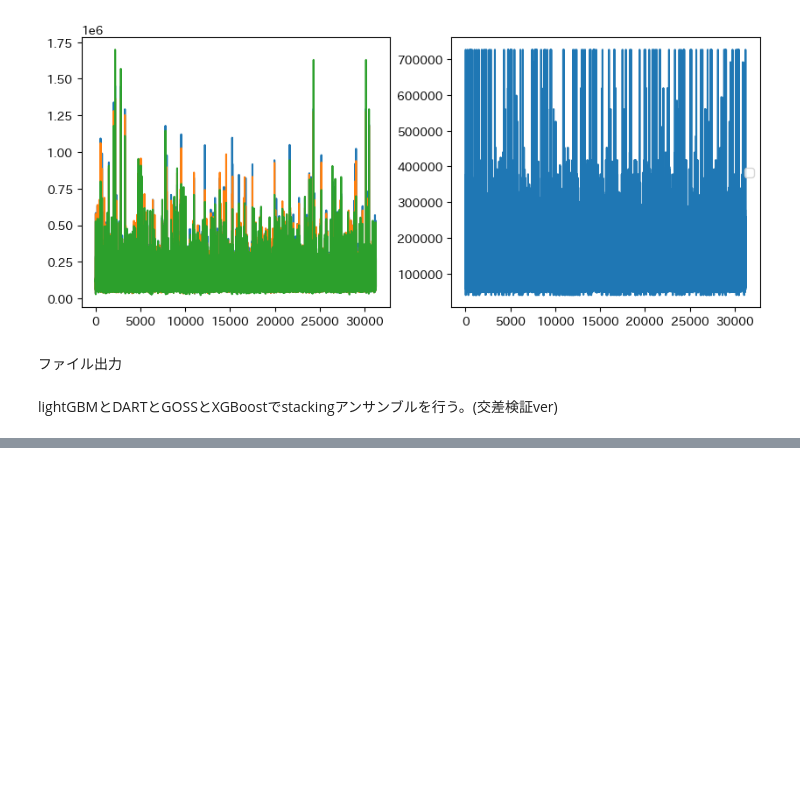
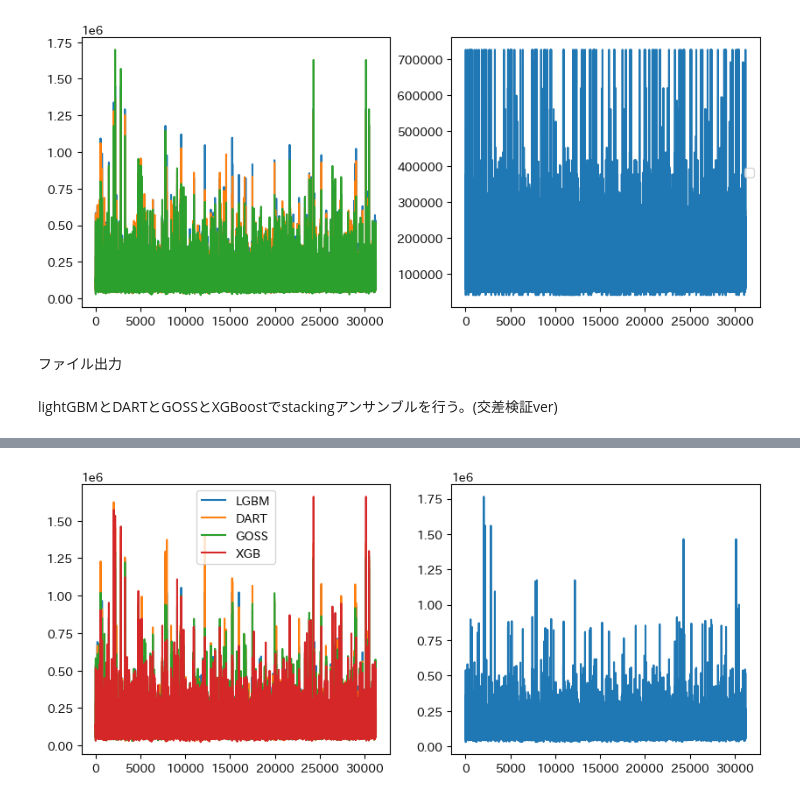
Before and after one commit to kyotoman-koshida/mynabi, a Jupyter notebook: stacking_ensemble.ipynb, the cells around one changed output, grey strips where cells are left out. Saved outputs shown, nothing was run; the diff lists cells and outputs as text; code cells hidden in the pictures; blank space fills up the shorter version.

```diff
--- a/stacking_ensemble.ipynb
+++ b/stacking_ensemble.ipynb
@@ -356,7 +369,7 @@ for fold_id, (train_index, valid_index) in enumerate(cv.split(X_train)):
     params_LGBM = {
         'objective':'regression',
         'metrics':'rmse',
-        'learning_rate':0.01,
+        'learning_rate':0.05,
         'reg_lambda': 4.430375245218262e-06,
         'max_bin': 502,
         'num_leaves': 97
@@ -389,7 +402,7 @@ for fold_id, (train_index, valid_index) in enumerate(cv.split(X_train)):
                         lgb_train,
                         valid_sets=[lgb_train, lgb_eval],
                         verbose_eval=10,
-                        num_boost_round=1000,
+                        num_boost_round=2000,
                         early_stopping_rounds=10,
                         categorical_feature = category_lists
                         )
@@ -401,10 +414,10 @@ for fold_id, (train_index, valid_index) in enumerate(cv.split(X_train)):
         'objective':'regression',
         'boosting_type':'goss',
         'metrics':'rmse',
-        'learning_rate':0.01,
-        'reg_lambda': 1.2667345328336822e-06,
-        'max_bin': 405,
-        'num_leaves': 118
+        'learning_rate':0.05,
+        'reg_lambda': 4.669226029558975e-07,
+        'max_bin': 584,
+        'num_leaves': 85
     }
 
     model_GOSS = lgb.train(
@@ -425,13 +438,13 @@ for fold_id, (train_index, valid_index) in enumerate(cv.split(X_train)):
                         n_estimators=50000,
                         #boosterに何を用いるか 初期値もgbtreeです
                         booster='gbtree',
-                        learning_rate=0.01,
+                        learning_rate=0.05,
                         max_depth=7,
                         random_state=0,
-                        reg_alfa=6.8594164113286965e-06,
-                        sub_sample=0.16056047423047484,
-                        colsample_bytree=0.6987351856651322,
-                        min_child_weight=1.1103525577197584
+                        reg_alfa=2.054762512591133e-06,
+                        sub_sample=0.5530198332197337,
+                        colsample_bytree=0.7642417009494488,
+                        min_child_weight=0.14135935551752302
     )
     xgb_reg.fit(sX_tr, sy_tr, eval_set=[(sX_val, sy_val)], early_stopping_rounds=10)
 
@@ -446,7 +459,7 @@ valid_pred_XGB = xgb_reg.predict(X_valid)
 stack_valid_pred = np.column_stack((valid_pred_LGBM,valid_pred_DART,valid_pred_GOSS,valid_pred_XGB))
 
 # ブレンドの作成。
-blend_model = LinearRegression()
+blend_model = RandomForestRegressor()
 
 # ブレンドの特徴量として作ったデータと元データのy_validでブレンドを学習させる。
 blend_model.fit(stack_valid_pred, y_valid)
@@ -636,3 +649,19 @@ id = df['id']
 y_pred = pd.DataFrame(blend_pred)
 result = pd.concat([id, y_pred],axis=1)
 result.to_csv('blend_result.csv',index=False)
+# %%
+fig = plt.figure(figsize=(10,4))
+ax = fig.add_subplot(121)
+ax2 = fig.add_subplot(122)
+
+ax.plot(range(len(blend_pred)), pred_LGBM, label='LGBM')
+ax.plot(range(len(blend_pred)), pred_DART, label='DART')
+ax.plot(range(len(blend_pred)), pred_GOSS, label='GOSS')
+ax.plot(range(len(blend_pred)), pred_XGB, label='XGB')
+
+ax2.plot(range(len(blend_pred)), blend_pred)
+
+ax.legend(loc='best')
+plt.show()
+# %% [output]
+[figure, added]
```
Also changed, not shown: parts of 5 cells of this notebook, 6 other files.
